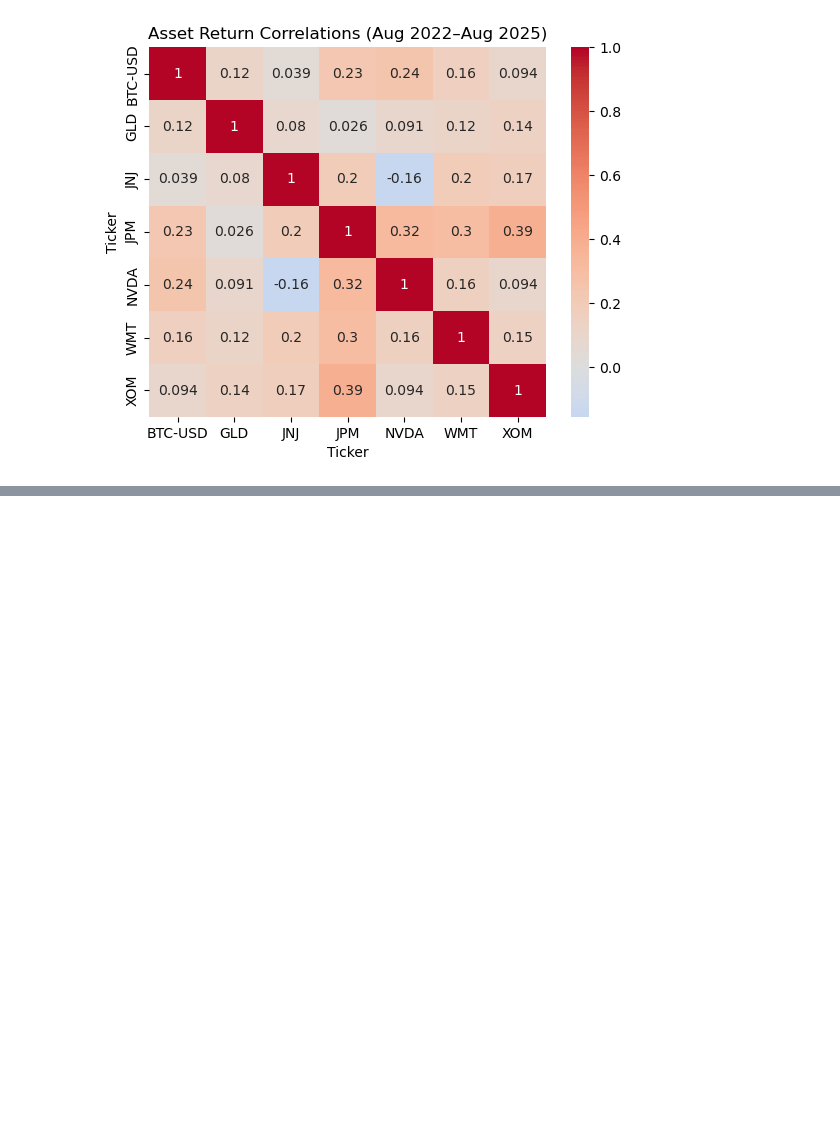
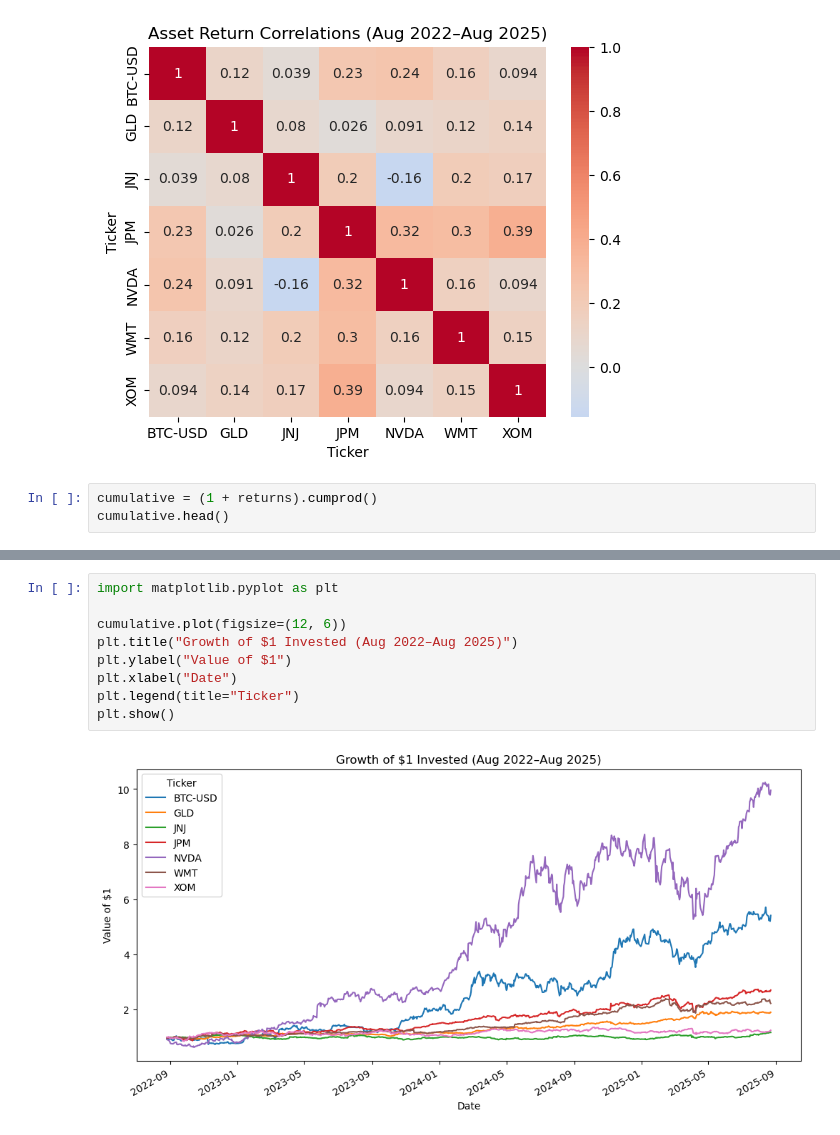
Before and after one commit to Jesskiroff/multyi-stock-analysis-project, a Jupyter notebook: stock_analysis.ipynb, the cells around one changed output, grey strips where cells are left out. Drawn from its saved outputs; the diff is of its cells as text; blank space fills up the shorter version.

Commit message:
add cumulitive returns

```diff
--- a/stock_analysis.ipynb
+++ b/stock_analysis.ipynb
@@ -240,3 +240,6 @@ plt.title("Asset Return Correlations (Aug 2022–Aug 2025)")
 plt.show()
 # %% [output]
 [figure]
+# %%
+cumulative = (1 + returns).cumprod()
+cumulative.head()
@@ -242,0 +264,11 @@ plt.show()
+# %%
+import matplotlib.pyplot as plt
+
+cumulative.plot(figsize=(12, 6))
+plt.title("Growth of $1 Invested (Aug 2022–Aug 2025)")
+plt.ylabel("Value of $1")
+plt.xlabel("Date")
+plt.legend(title="Ticker")
+plt.show()
+# %% [output]
+[figure, added]
```
Also changed, not shown: parts of 2 cells of this notebook.
